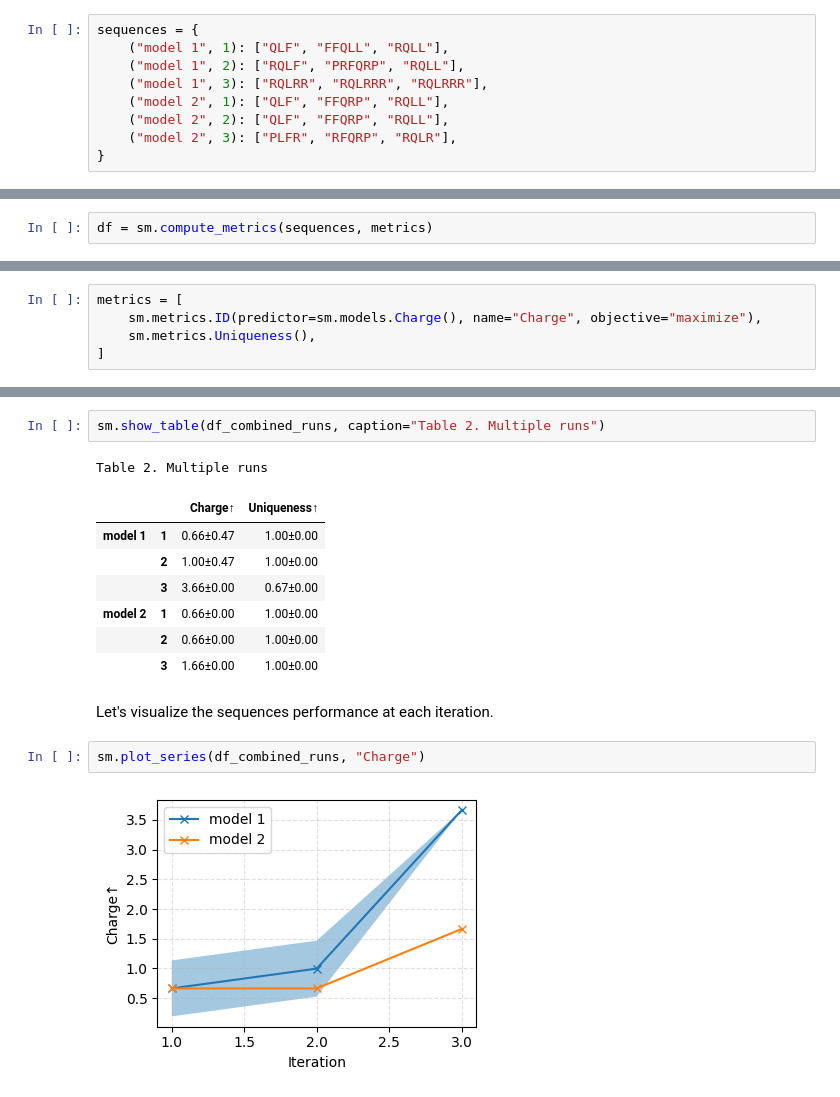
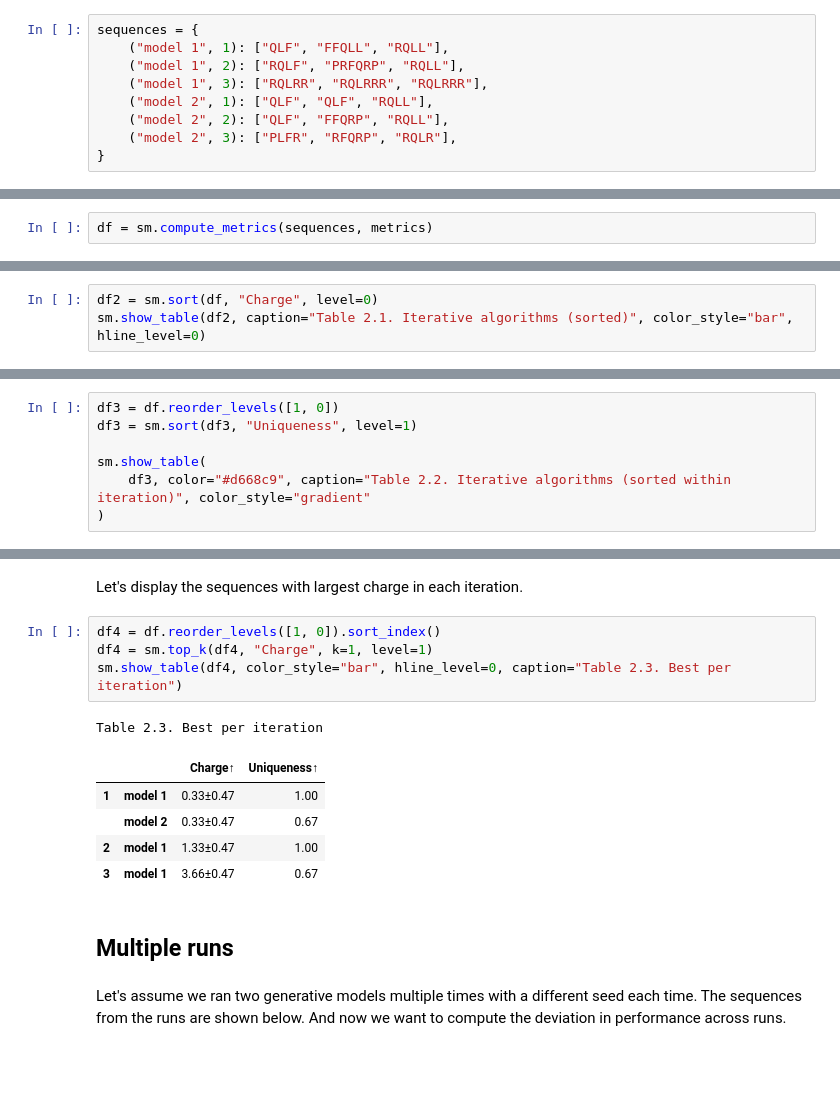
Before and after one commit to szczurek-lab/seqme, a Jupyter notebook: docs/tutorials/time_series.ipynb, the cells around one changed output, grey strips where cells are left out. Drawn from its saved outputs; the diff is of its cells as text; blank space fills up the shorter version.

Commit message:
Add functions to manipulate metric dataframes (#33)
* Add top_k and sort

* Add horizontal lines in show_table

* Add tests

* Fix gradient decorator in dark mode

* Support level in show_table

```diff
--- a/docs/tutorials/time_series.ipynb
+++ b/docs/tutorials/time_series.ipynb
@@ -13,7 +13,7 @@ sequences = {
     ("model 1", 1): ["QLF", "FFQLL", "RQLL"],
     ("model 1", 2): ["RQLF", "PRFQRP", "RQLL"],
     ("model 1", 3): ["RQLRR", "RQLRRR", "RQLRRR"],
-    ("model 2", 1): ["QLF", "FFQRP", "RQLL"],
+    ("model 2", 1): ["QLF", "QLF", "RQLL"],
     ("model 2", 2): ["QLF", "FFQRP", "RQLL"],
     ("model 2", 3): ["PLFR", "RFQRP", "RQLR"],
 }
@@ -83,5 +65,3 @@ Let's define the metrics to compute.
 # %%
-metrics = [
-    sm.metrics.ID(predictor=sm.models.Charge(), name="Charge", objective="maximize"),
-    sm.metrics.Uniqueness(),
-]
+df2 = sm.sort(df, "Charge", level=0)
+sm.show_table(df2, caption="Table 2.1. Iterative algorithms (sorted)", color_style="bar", hline_level=0)
@@ -93,0 +79,7 @@ df_combined_runs = sm.combine_metric_dataframes(df_per_run, on_overlap="mean,std
+# %%
+df3 = df.reorder_levels([1, 0])
+df3 = sm.sort(df3, "Uniqueness", level=1)
+
+sm.show_table(
+    df3, color="#d668c9", caption="Table 2.2. Iterative algorithms (sorted within iteration)", color_style="gradient"
+)
@@ -94,17 +95,17 @@ df_combined_runs = sm.combine_metric_dataframes(df_per_run, on_overlap="mean,std
+# %% [markdown]
+Let's display the sequences with largest charge in each iteration.
 # %%
-sm.show_table(df_combined_runs, caption="Table 2. Multiple runs")
+df4 = df.reorder_levels([1, 0]).sort_index()
+df4 = sm.top_k(df4, "Charge", k=1, level=1)
+sm.show_table(df4, color_style="bar", hline_level=0, caption="Table 2.3. Best per iteration")
 # %% [output]
-Table 2. Multiple runs
+Table 2.3. Best per iteration
 |  |  | Charge↑ | Uniqueness↑ |
-| model 1 | 1 | 0.66±0.47 | 1.00±0.00 |
-|  | 2 | 1.00±0.47 | 1.00±0.00 |
-|  | 3 | 3.66±0.00 | 0.67±0.00 |
-| model 2 | 1 | 0.66±0.00 | 1.00±0.00 |
-|  | 2 | 0.66±0.00 | 1.00±0.00 |
-|  | 3 | 1.66±0.00 | 1.00±0.00 |
+| 1 | model 1 | 0.33±0.47 | 1.00 |
+|  | model 2 | 0.33±0.47 | 0.67 |
+| 2 | model 1 | 1.33±0.47 | 1.00 |
+| 3 | model 1 | 3.66±0.47 | 0.67 |
 # %% [markdown]
-Let's visualize the sequences performance at each iteration.
+## Multiple runs
-# %%
-sm.plot_series(df_combined_runs, "Charge")
-# %% [output]
-[figure, removed]
+# %% [markdown]
+Let's assume we ran two generative models multiple times with a different seed each time. The sequences from the runs are shown below. And now we want to compute the deviation in performance across runs.
```
Also changed, not shown: parts of 22 cells of this notebook, 6 other files.
